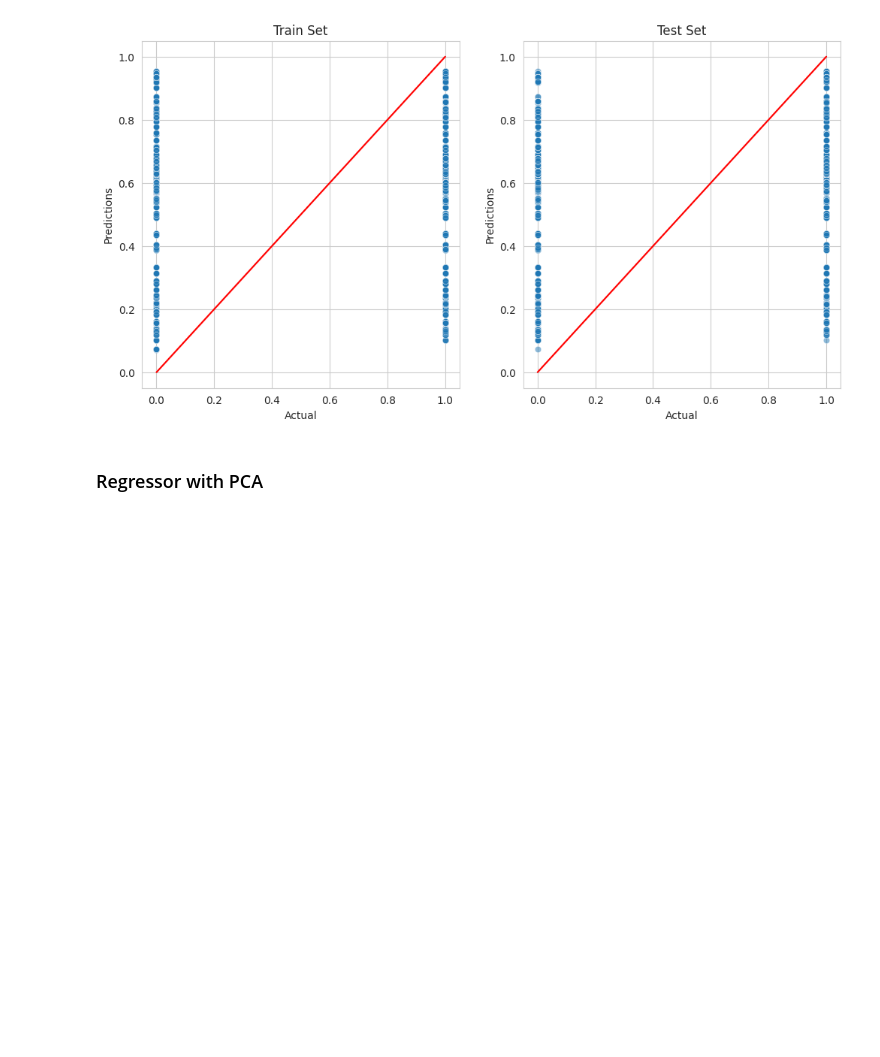
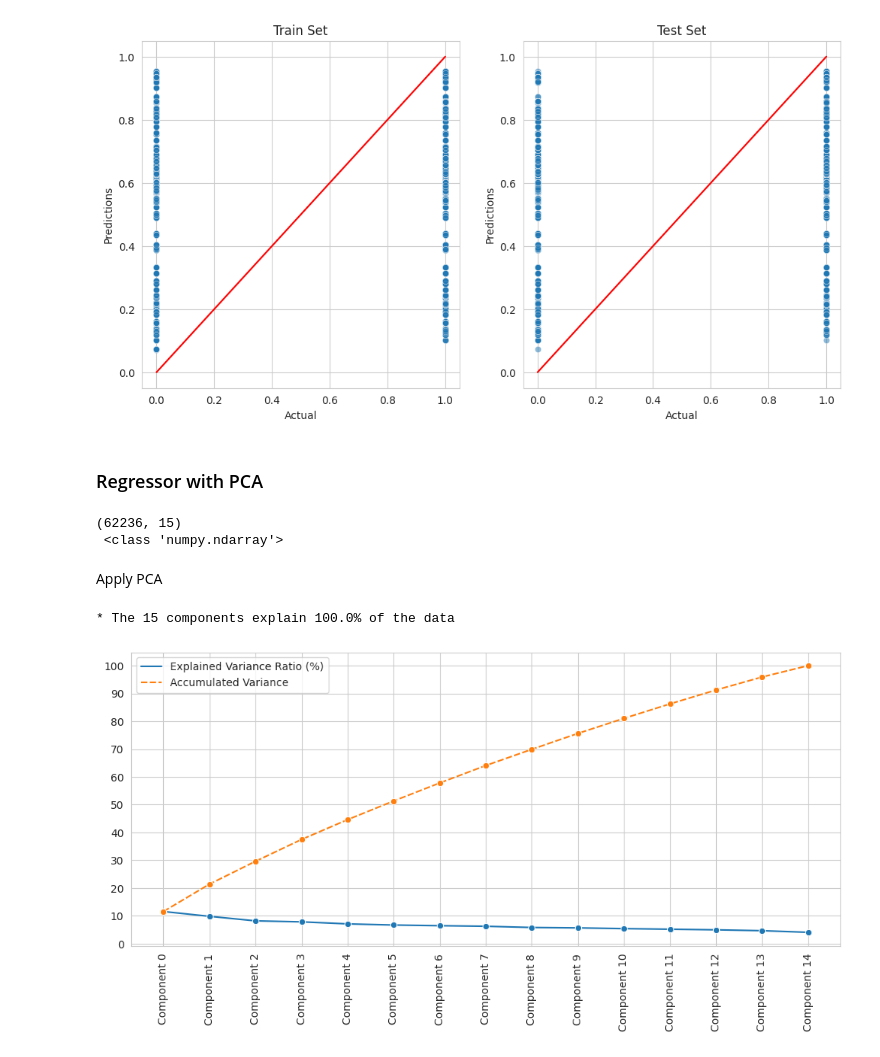
Before and after one commit to cniblock/milestone-covid-19-study, a Jupyter notebook: jupyter_notebooks/04.5 - Modeling and Evaluation - Regression.ipynb, the cells around one changed output. Drawn from its saved outputs; the diff is of its cells as text; code cells hidden in the pictures; blank space fills up the shorter version.

```diff
--- a/jupyter_notebooks/04.5 - Modeling and Evaluation - Regression.ipynb
+++ b/jupyter_notebooks/04.5 - Modeling and Evaluation - Regression.ipynb
@@ -358,3 +371,50 @@ regression_evaluation_plots(X_train, y_train, X_test, y_test, best_regressor_pip
 [figure]
 # %% [markdown]
 ### Regressor with PCA
+# %%
+pipeline = PipelineOptimization(model=LogisticRegression())
+pipeline_pca = Pipeline(pipeline.steps[:3])
+df_pca = pipeline_pca.fit_transform(df.drop(['DIED'], axis=1))
+print(df_pca.shape, '\n', type(df_pca))
+# %% [output]
+(62236, 15)
+ <class 'numpy.ndarray'>
+# %% [markdown]
+Apply PCA
+# %%
+import numpy as np
+from sklearn.decomposition import PCA
+
+n_components = 15
+
+
+def pca_components_analysis(df_pca, n_components):
+    pca = PCA(n_components=n_components).fit(df_pca)
+    x_PCA = pca.transform(df_pca)
+
+    ComponentsList = ["Component " + str(number)
+                      for number in range(n_components)]
+    dfExplVarRatio = pd.DataFrame(
+        data=np.round(100 * pca.explained_variance_ratio_, 3),
+        index=ComponentsList,
+        columns=['Explained Variance Ratio (%)'])
+
+    dfExplVarRatio['Accumulated Variance'] = dfExplVarRatio['Explained Variance Ratio (%)'].cumsum(
+    )
+
+    PercentageOfDataExplained = dfExplVarRatio['Explained Variance Ratio (%)'].sum(
+    )
+
+    print(
+        f"* The {n_components} components explain {round(PercentageOfDataExplained,2)}% of the data \n")
+    plt.figure(figsize=(12, 5))
+    sns.lineplot(data=dfExplVarRatio,  marker="o")
+    plt.xticks(rotation=90)
+    plt.yticks(np.arange(0, 110, 10))
+    plt.show()
+
+
+pca_components_analysis(df_pca=df_pca, n_components=n_components)
+# %% [output]
+* The 15 components explain 100.0% of the data
+[figure, added]
```
Also changed, not shown: parts of 78 cells of this notebook, 7 other files.
